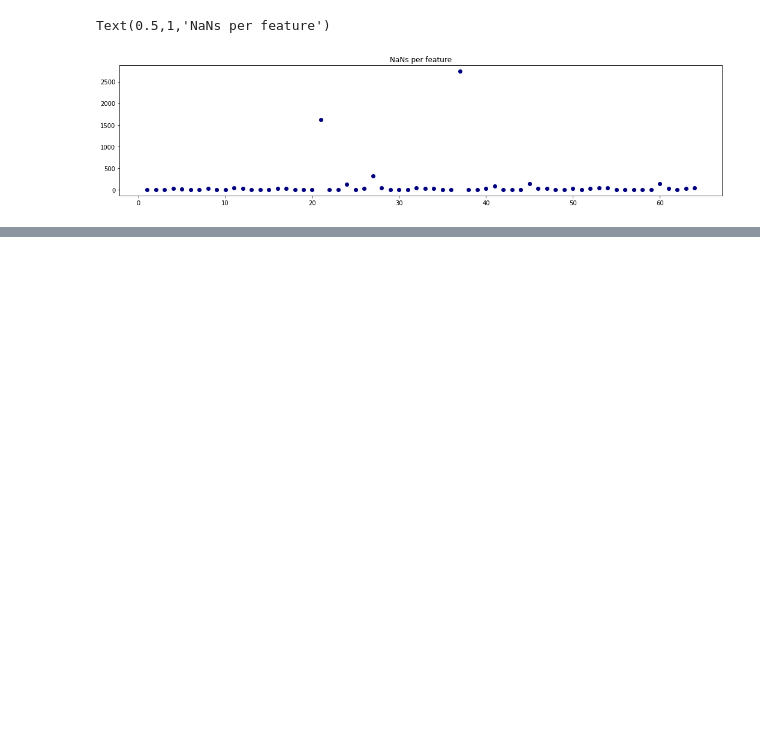
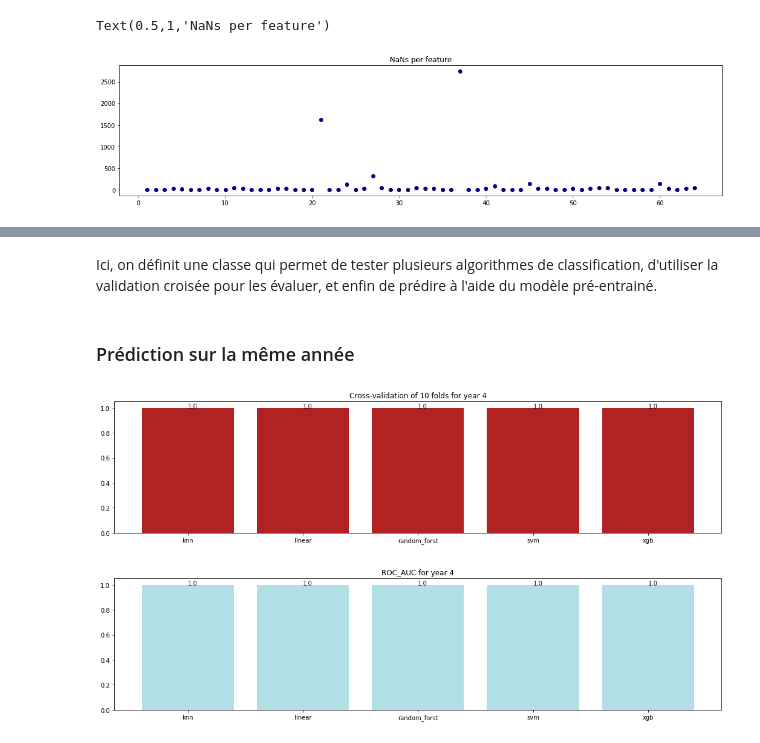
Before and after one commit to pvnieo/Bankruptcy-Explained, a Jupyter notebook: Bankruptcy explained .ipynb, the cells around one changed output, grey strips where cells are left out. Cells and saved outputs as stored; diff of their text form; code cells hidden in the pictures; blank space fills up the shorter version.

```diff
--- a/Bankruptcy explained .ipynb
+++ b/Bankruptcy explained .ipynb
@@ -407,6 +287,0 @@ http://pandas.pydata.org/pandas-docs/stable/indexing.html#ix-indexer-is-deprecat
-# %%
-from sklearn.decomposition import PCA as princomp
-cpa = princomp(n_components=7)
-Z = cpa.fit_transform(pp_dfs[1])
-# TODO conctaenate with class and rename columns
-Zdf = pd.DataFrame(Z)
@@ -487,0 +381,15 @@ ValueError: labels ['class'] not contained in axis
+# %%
+from sklearn.decomposition import PCA as princomp
+def reduce_dim(df_, n):
+    cpa = princomp(n_components=n)
+    Z = cpa.fit_transform(df_)
+    Z = np.concatenate([Z, df_['class'].as_matrix().reshape(df_.shape[0], 1)], axis=1)
+    Zdf_ = pd.DataFrame(Z).rename({n: 'class'}, axis='columns')
+    return Zdf_
+# %%
+# Create Dataframe that takes just the number of features to explain 70% of variance
+dr_dfs = {}
+for i in YEARS:
+    dr_dfs[i] = reduce_dim(pp_dfs[i], 10)
+
+dr_dfs[1].head()
@@ -487,0 +408,2 @@ ValueError: labels ['class'] not contained in axis
+# %% [markdown]
+Ici, on définit une classe qui permet de tester plusieurs algorithmes de classification, d'utiliser la validation croisée pour les évaluer, et enfin de prédire à l'aide du modèle pré-entrainé.
@@ -487,0 +459,25 @@ ValueError: labels ['class'] not contained in axis
+# %% [markdown]
+### Prédiction sur la même année
+# %%
+models = ["linear", "random_forst", "svm", "knn", "xgb"]
+modelss = [3, 5, 7, 1, 6]
+cross_val = []
+roc_auc = []
+year = 4
+for m in models:
+    c = Classifier(train_df=dr_dfs[year], test_df=dr_dfs[year], model=m)
+    cross_val.append(np.mean(cross_val_score(c.model, c.tdf.drop(labels=['class'], axis=1), c.tdf['class'].as_matrix(), cv=10)))
+    roc_auc.append(roc_auc_score(c.predict(), c.tdf['class'].as_matrix()))
+plt.figure(figsize=(18, 4))
+plt.bar(models, height= cross_val, color="firebrick")
+plt.title("Cross-validation of 10 folds for year " + str(year))
+for a,b in zip(models, cross_val):
+        plt.text(a, b, str(b))
+plt.figure(figsize=(18, 4))
+plt.bar(models, height= roc_auc, color="powderblue")
+plt.title("ROC_AUC for year " + str(year))
+for a,b in zip(models, roc_auc):
+        plt.text(a, b, str(b))
+# %% [output]
+[figure, added]
+[figure, added]
```
Also changed, not shown: parts of 44 cells of this notebook, 1 other file.
